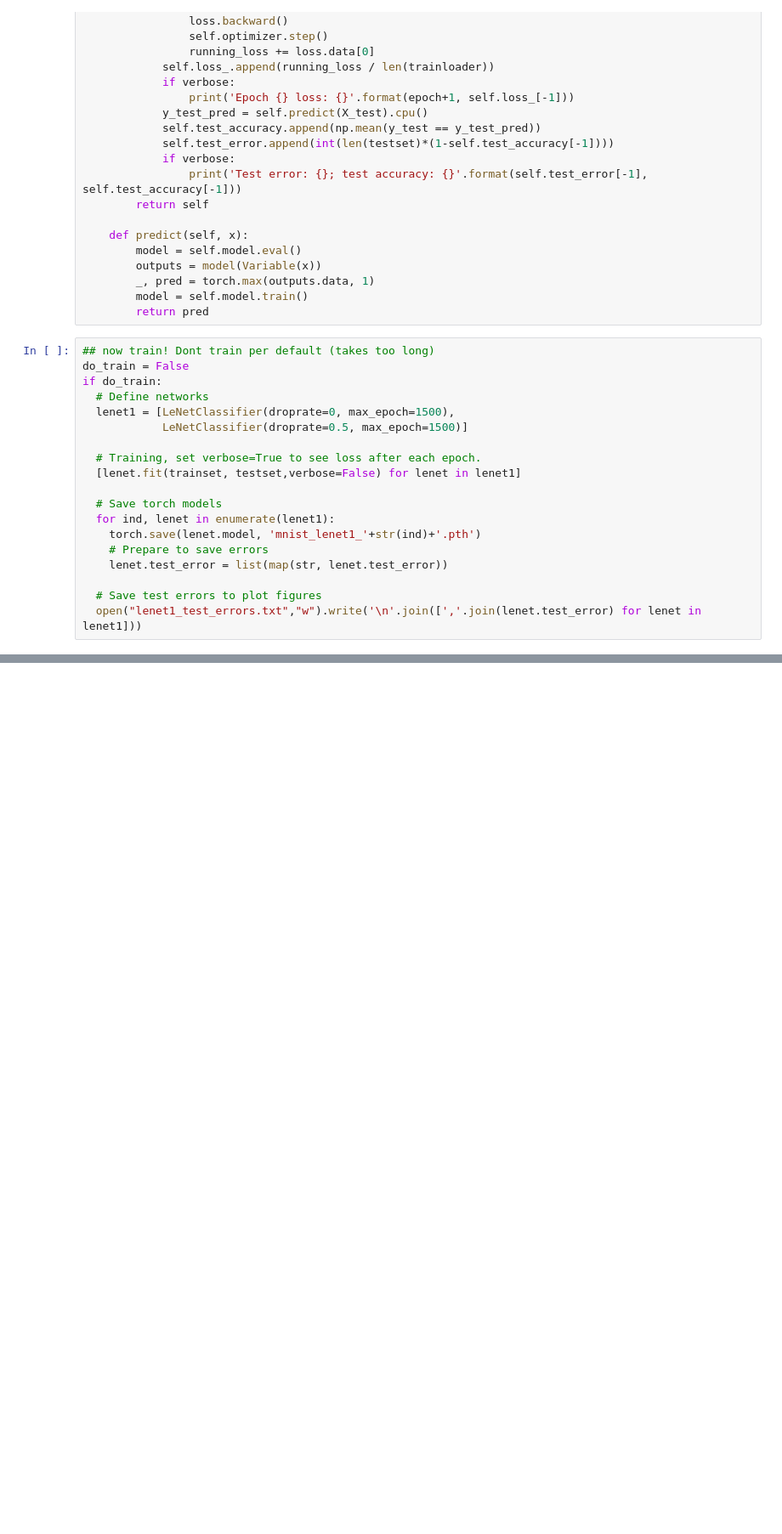
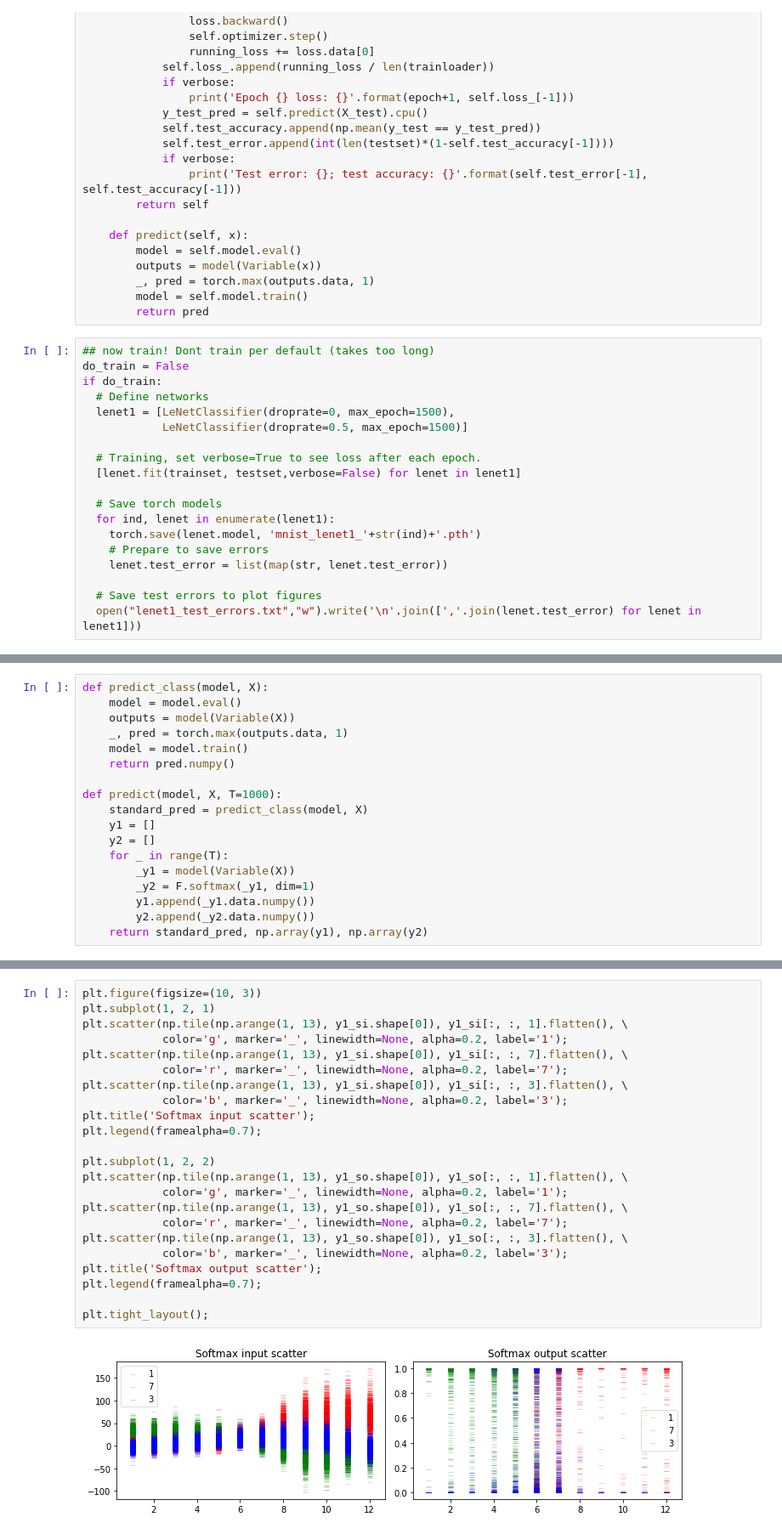
Before and after one commit to WolfgangWaltenberger/winterschool, a Jupyter notebook: MCDropout.ipynb, the cells around one changed output, grey strips where cells are left out. Shown: that part at 85% size. Drawn from its saved outputs; the diff is of its cells as text; blank space fills up the shorter version.

```diff
--- a/MCDropout.ipynb
+++ b/MCDropout.ipynb
@@ -165,0 +220,18 @@ FileNotFoundError: ignored
+# %%
+def predict_class(model, X):
+    model = model.eval()
+    outputs = model(Variable(X))
+    _, pred = torch.max(outputs.data, 1)
+    model = model.train()
+    return pred.numpy()
+
+def predict(model, X, T=1000):
+    standard_pred = predict_class(model, X)
+    y1 = []
+    y2 = []
+    for _ in range(T):
+        _y1 = model(Variable(X))
+        _y2 = F.softmax(_y1, dim=1)
+        y1.append(_y1.data.numpy())
+        y2.append(_y2.data.numpy())
+    return standard_pred, np.array(y1), np.array(y2)
@@ -165,0 +244,25 @@ FileNotFoundError: ignored
+# %%
+plt.figure(figsize=(10, 3))
+plt.subplot(1, 2, 1)
+plt.scatter(np.tile(np.arange(1, 13), y1_si.shape[0]), y1_si[:, :, 1].flatten(), \
+            color='g', marker='_', linewidth=None, alpha=0.2, label='1');
+plt.scatter(np.tile(np.arange(1, 13), y1_si.shape[0]), y1_si[:, :, 7].flatten(), \
+            color='r', marker='_', linewidth=None, alpha=0.2, label='7');
+plt.scatter(np.tile(np.arange(1, 13), y1_si.shape[0]), y1_si[:, :, 3].flatten(), \
+            color='b', marker='_', linewidth=None, alpha=0.2, label='3');
+plt.title('Softmax input scatter');
+plt.legend(framealpha=0.7);
+
+plt.subplot(1, 2, 2)
+plt.scatter(np.tile(np.arange(1, 13), y1_so.shape[0]), y1_so[:, :, 1].flatten(), \
+            color='g', marker='_', linewidth=None, alpha=0.2, label='1');
+plt.scatter(np.tile(np.arange(1, 13), y1_so.shape[0]), y1_so[:, :, 7].flatten(), \
+            color='r', marker='_', linewidth=None, alpha=0.2, label='7');
+plt.scatter(np.tile(np.arange(1, 13), y1_so.shape[0]), y1_so[:, :, 3].flatten(), \
+            color='b', marker='_', linewidth=None, alpha=0.2, label='3');
+plt.title('Softmax output scatter');
+plt.legend(framealpha=0.7);
+
+plt.tight_layout();
+# %% [output]
+[figure, added]
```
Also changed, not shown: parts of 10 cells of this notebook.
